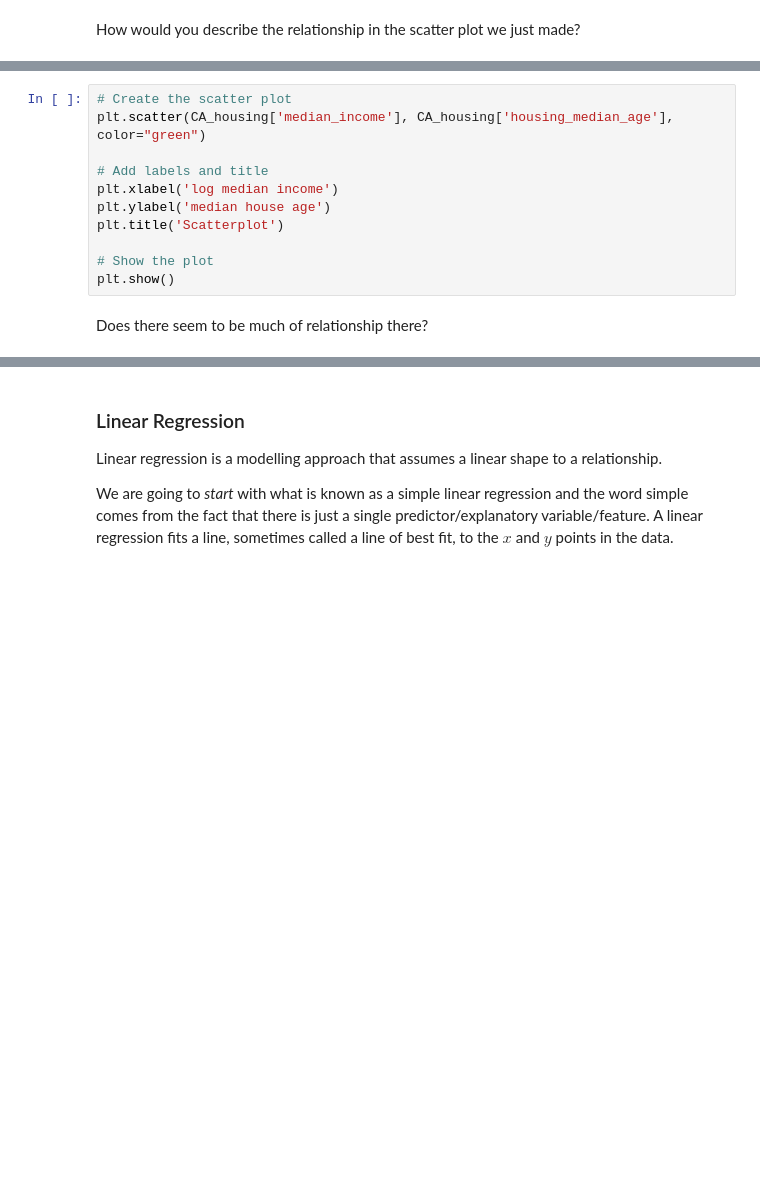
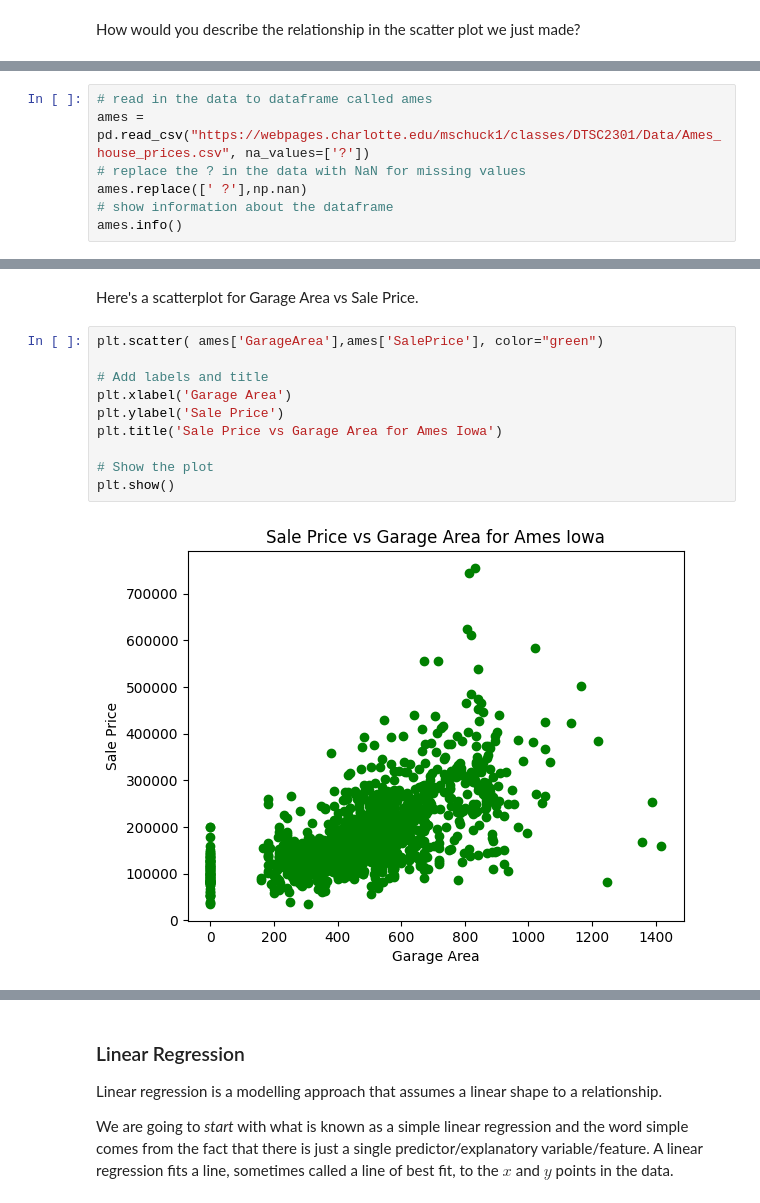
Before and after one commit to schuckers/DTSC2301, a Jupyter notebook: Code/Quant_vs_Quant_Investigation.ipynb, the cells around one changed output, grey strips where cells are left out. Cells and saved outputs as stored; diff of their text form; blank space fills up the shorter version.

```diff
--- a/Code/Quant_vs_Quant_Investigation.ipynb
+++ b/Code/Quant_vs_Quant_Investigation.ipynb
@@ -63,0 +56,7 @@ What do you notice about the values for _median income_?
+# %%
+# read in the data to dataframe called ames
+ames = pd.read_csv("https://webpages.charlotte.edu/mschuck1/classes/DTSC2301/Data/Ames_house_prices.csv", na_values=['?'])
+# replace the ? in the data with NaN for missing values
+ames.replace([' ?'],np.nan)
+# show information about the dataframe
+ames.info()
@@ -64,13 +81,14 @@ What do you notice about the values for _median income_?
+# %% [markdown]
+Here's a scatterplot for Garage Area vs Sale Price.
 # %%
-# Create the scatter plot
-plt.scatter(CA_housing['median_income'], CA_housing['housing_median_age'], color="green")
+plt.scatter( ames['GarageArea'],ames['SalePrice'], color="green")
 
 # Add labels and title
-plt.xlabel('log median income')
-plt.ylabel('median house age')
-plt.title('Scatterplot')
+plt.xlabel('Garage Area')
+plt.ylabel('Sale Price')
+plt.title('Sale Price vs Garage Area for Ames Iowa')
 
 # Show the plot
 plt.show()
+# %% [output]
+[figure, added]
-# %% [markdown]
-Does there seem to be much of relationship there?
```
Also changed, not shown: parts of 30 cells of this notebook.
